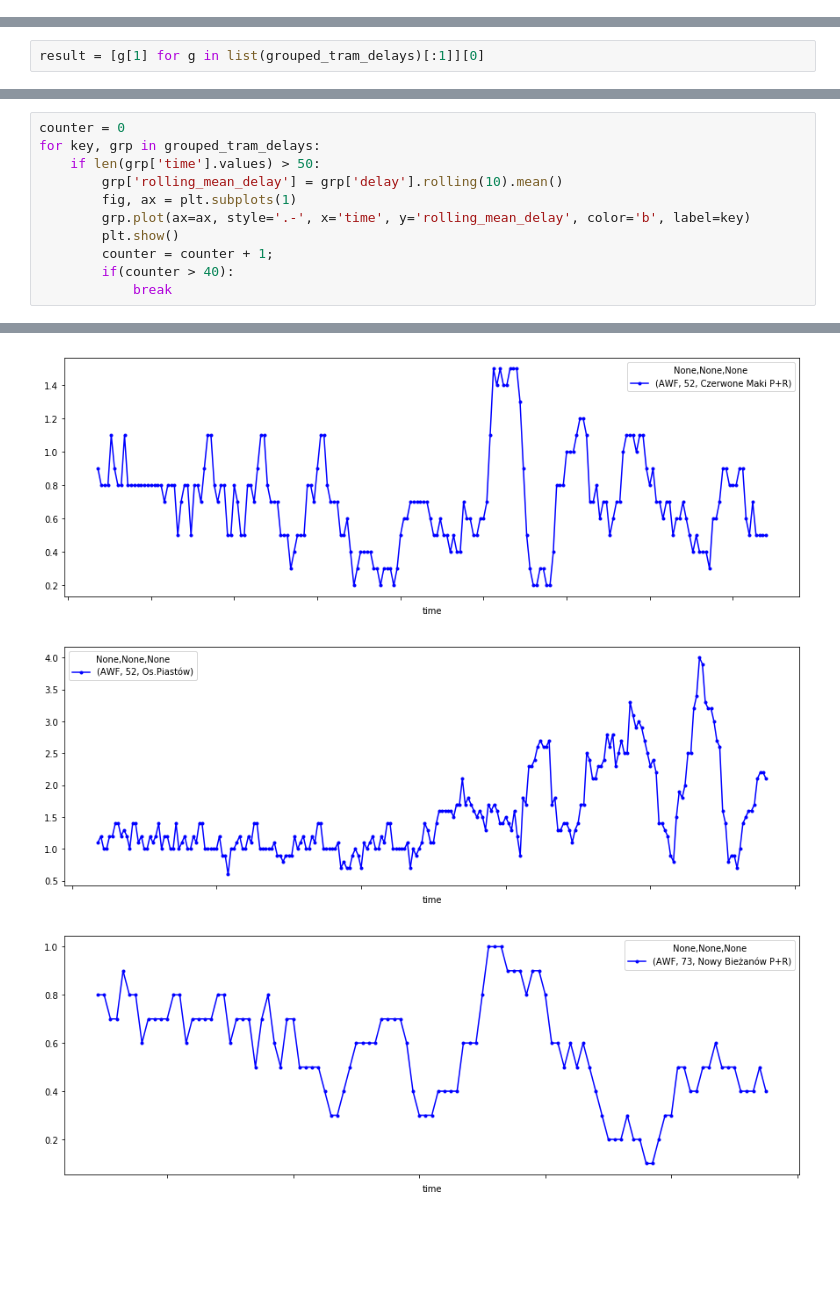
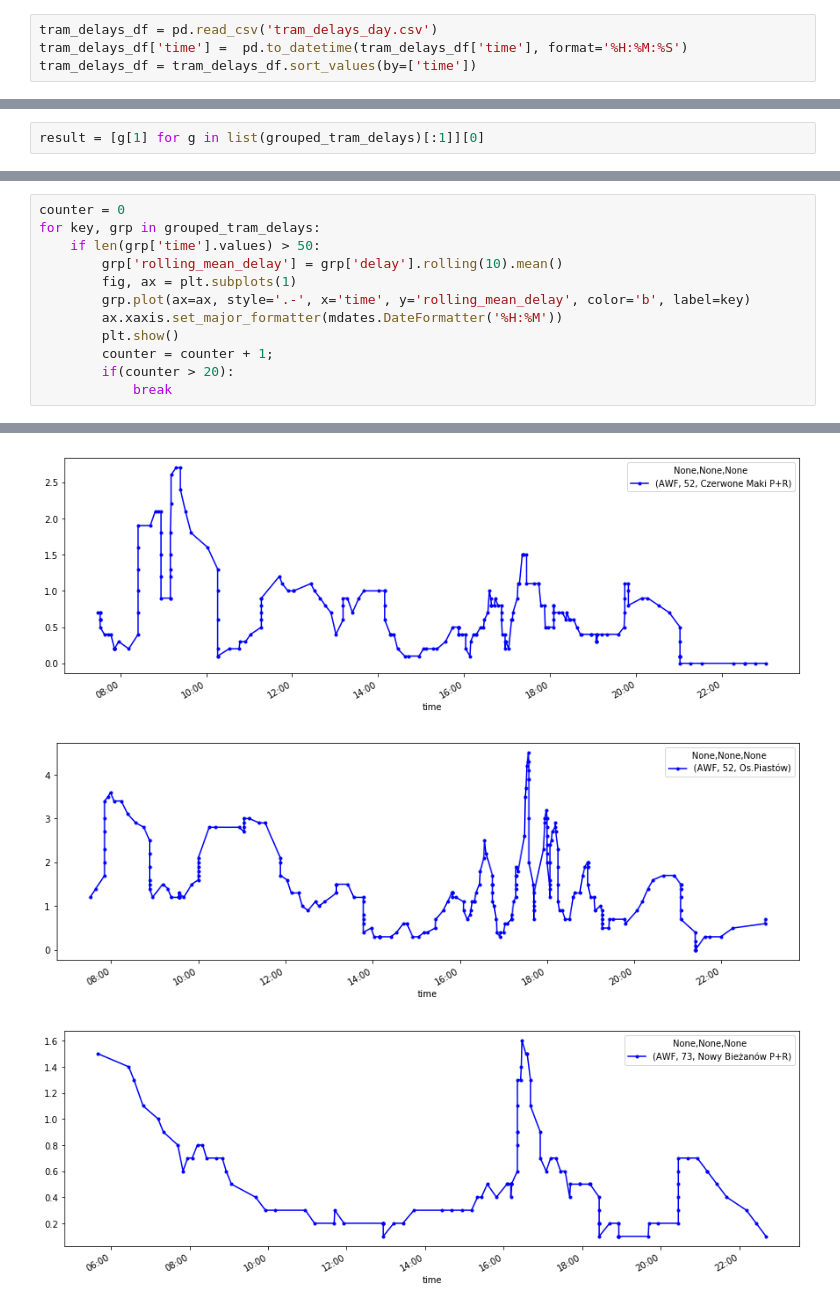
Before and after one commit to krzychuwr1/ttssApiDataDownloader, a Jupyter notebook: Untitled.ipynb, the cells around one changed output, grey strips where cells are left out. Cells and saved outputs as stored; diff of their text form; blank space fills up the shorter version.

Commit message:
Sort DateFrame by time and change plots
Signed-off-by: Karol Gongola <karol.gongola@gmail.com>

```diff
--- a/Untitled.ipynb
+++ b/Untitled.ipynb
@@ -114,3 +112,7 @@ tram_delays_df = pd.read_csv('tram_delays.csv')
+# %%
+tram_delays_df = pd.read_csv('tram_delays_day.csv')
+tram_delays_df['time'] =  pd.to_datetime(tram_delays_df['time'], format='%H:%M:%S')
+tram_delays_df = tram_delays_df.sort_values(by=['time'])
 # %%
 tram_delays_df.head(10)
 # %% [output]
@@ -141,9 +143,10 @@ for key, grp in grouped_tram_delays:
         grp['rolling_mean_delay'] = grp['delay'].rolling(10).mean()
         fig, ax = plt.subplots(1)
         grp.plot(ax=ax, style='.-', x='time', y='rolling_mean_delay', color='b', label=key)
+        ax.xaxis.set_major_formatter(mdates.DateFormatter('%H:%M'))
         plt.show()
         counter = counter + 1;
-        if(counter > 40):
+        if(counter > 20):
             break
 # %% [output]
 A value is trying to be set on a copy of a slice from a DataFrame.
@@ -159,3 +162,3 @@ See the caveats in the documentation: http://pandas.pydata.org/pandas-docs/stabl
-[figure, old version]
+[figure, new version]
-[figure, old version]
+[figure, new version]
-[figure, old version]
+[figure, new version]
```
Also changed, not shown: parts of 4 cells of this notebook, 2 other files.
